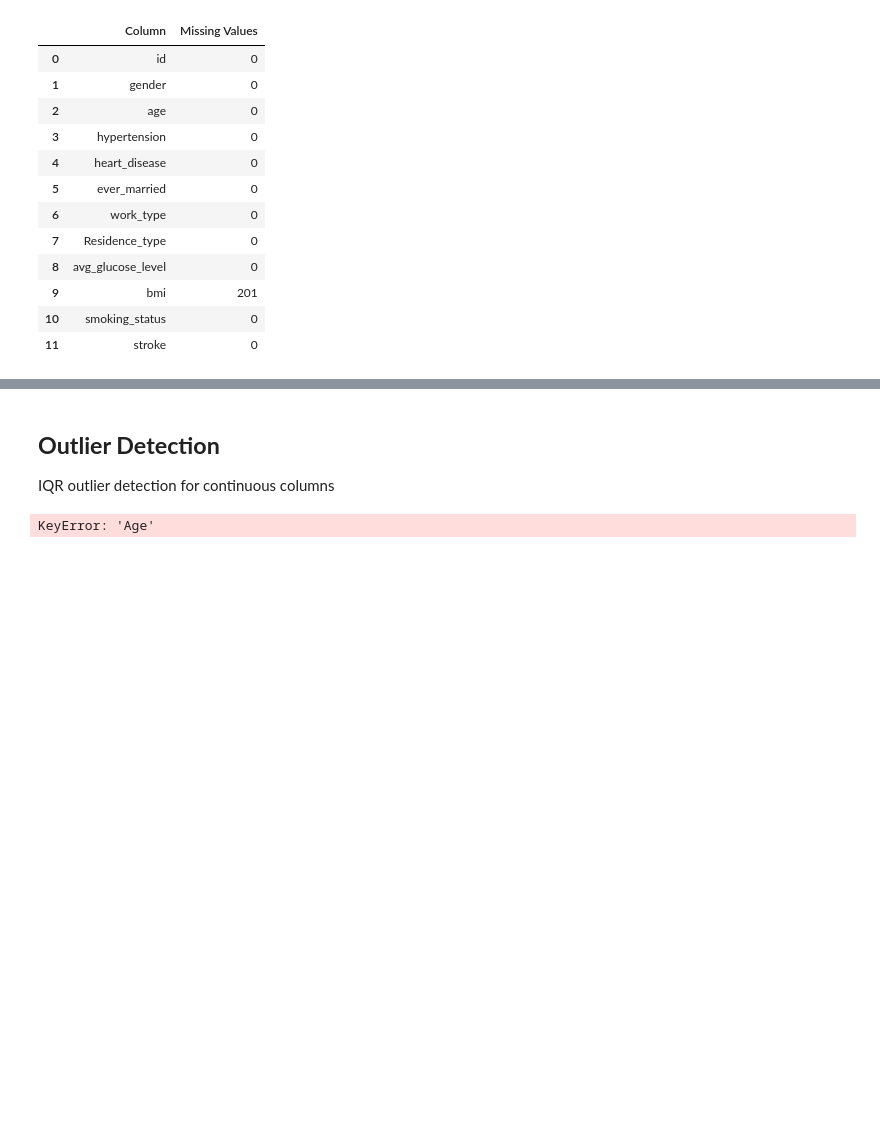
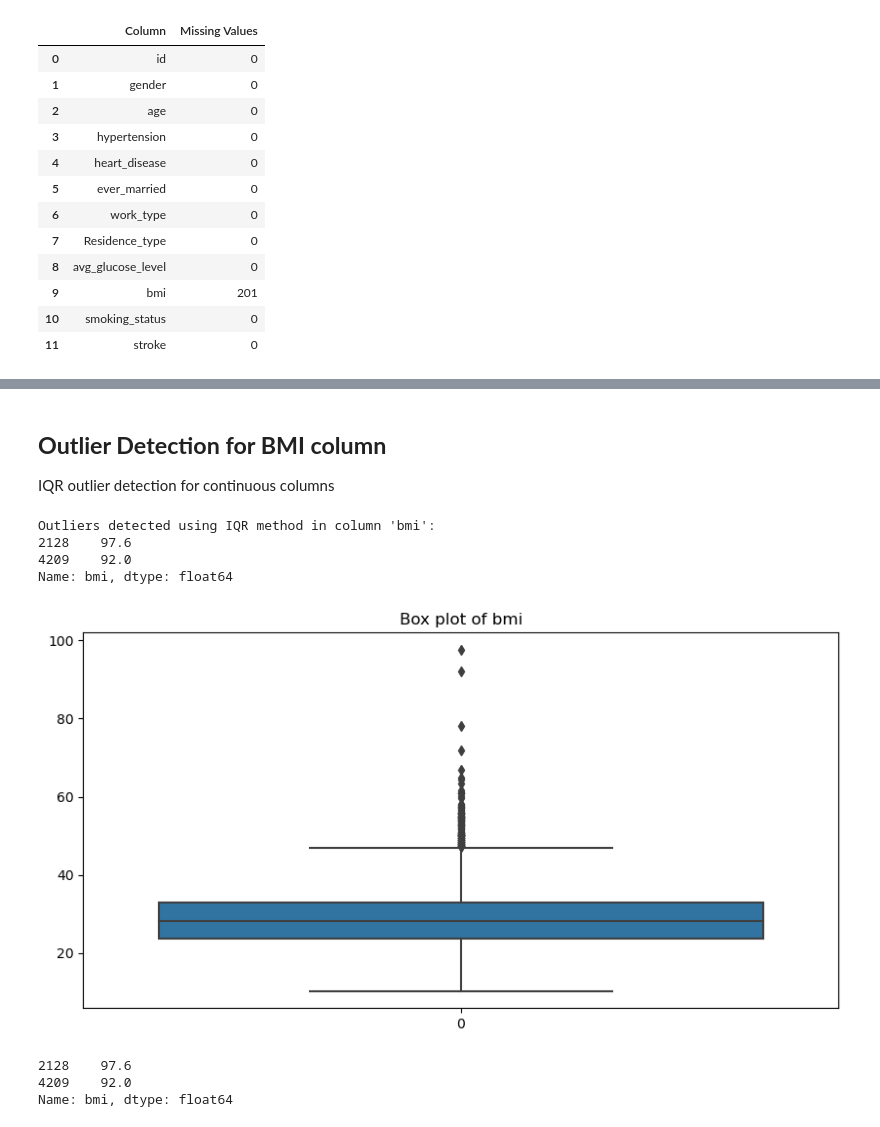
Before and after one commit to danodoms/Classification-Models-Evaluation, a Jupyter notebook: final exam.ipynb, the cells around one changed output, grey strips where cells are left out. Drawn from its saved outputs; the diff is of its cells as text; code cells hidden in the pictures; blank space fills up the shorter version.

```diff
--- a/final exam.ipynb
+++ b/final exam.ipynb
@@ -60,8 +118,15 @@ count_missing_values(data)
 # %% [markdown]
-## **Outlier Detection**
+## **Outlier Detection for BMI column**
 IQR outlier detection for continuous columns
 # %%
 from library.preprocess import detect_outliers
-detect_outliers(data, 'Age')
+detect_outliers(data, 'bmi')
 # %% [output]
-KeyError: 'Age'
+Outliers detected using IQR method in column 'bmi':
+2128    97.6
+4209    92.0
+Name: bmi, dtype: float64
+[figure, added]
+2128    97.6
+4209    92.0
+Name: bmi, dtype: float64
```
Also changed, not shown: parts of 7 cells of this notebook, 1 other file.
